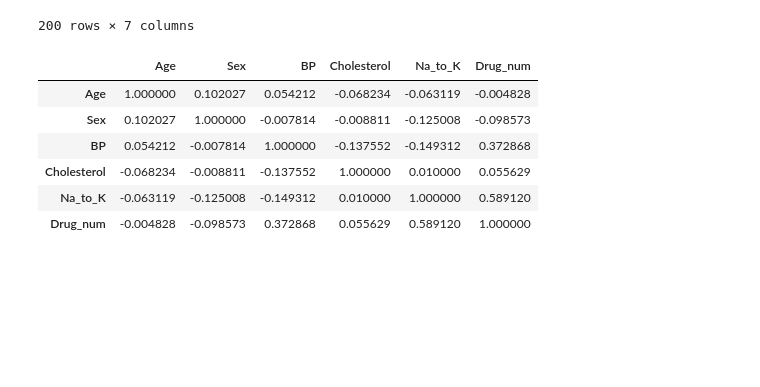
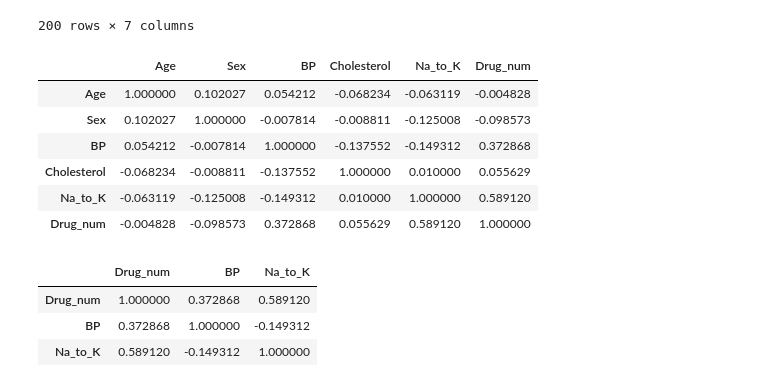
Before and after one commit to alaa-gnt/ML_with_Python, a Jupyter notebook: Lab5.ipynb, the cells around one changed output. Drawn from its saved outputs; the diff is of its cells as text; code cells hidden in the pictures; blank space fills up the shorter version.

```diff
--- a/Lab5.ipynb
+++ b/Lab5.ipynb
@@ -104,3 +104,10 @@ my_data.select_dtypes(include=[np.number]).corr()
 | Cholesterol | -0.068234 | -0.008811 | -0.137552 | 1.000000 | 0.010000 | 0.055629 |
 | Na_to_K | -0.063119 | -0.125008 | -0.149312 | 0.010000 | 1.000000 | 0.589120 |
 | Drug_num | -0.004828 | -0.098573 | 0.372868 | 0.055629 | 0.589120 | 1.000000 |
+# %%
+my_data[['Drug_num' , 'BP' , 'Na_to_K']].corr()
+# %% [output]
+|  | Drug_num | BP | Na_to_K |
+| Drug_num | 1.000000 | 0.372868 | 0.589120 |
+| BP | 0.372868 | 1.000000 | -0.149312 |
+| Na_to_K | 0.589120 | -0.149312 | 1.000000 |
```
Also changed, not shown: parts of 7 cells of this notebook, 7 other files.
